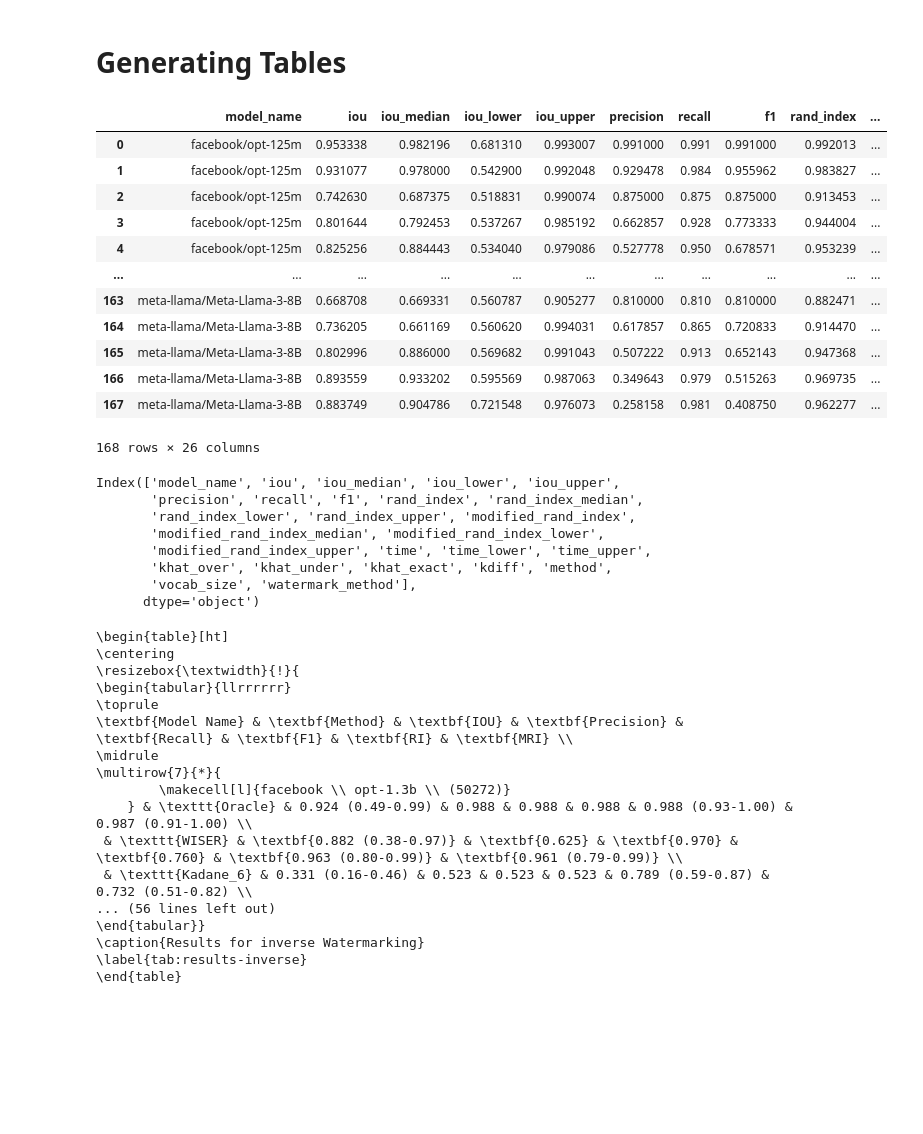
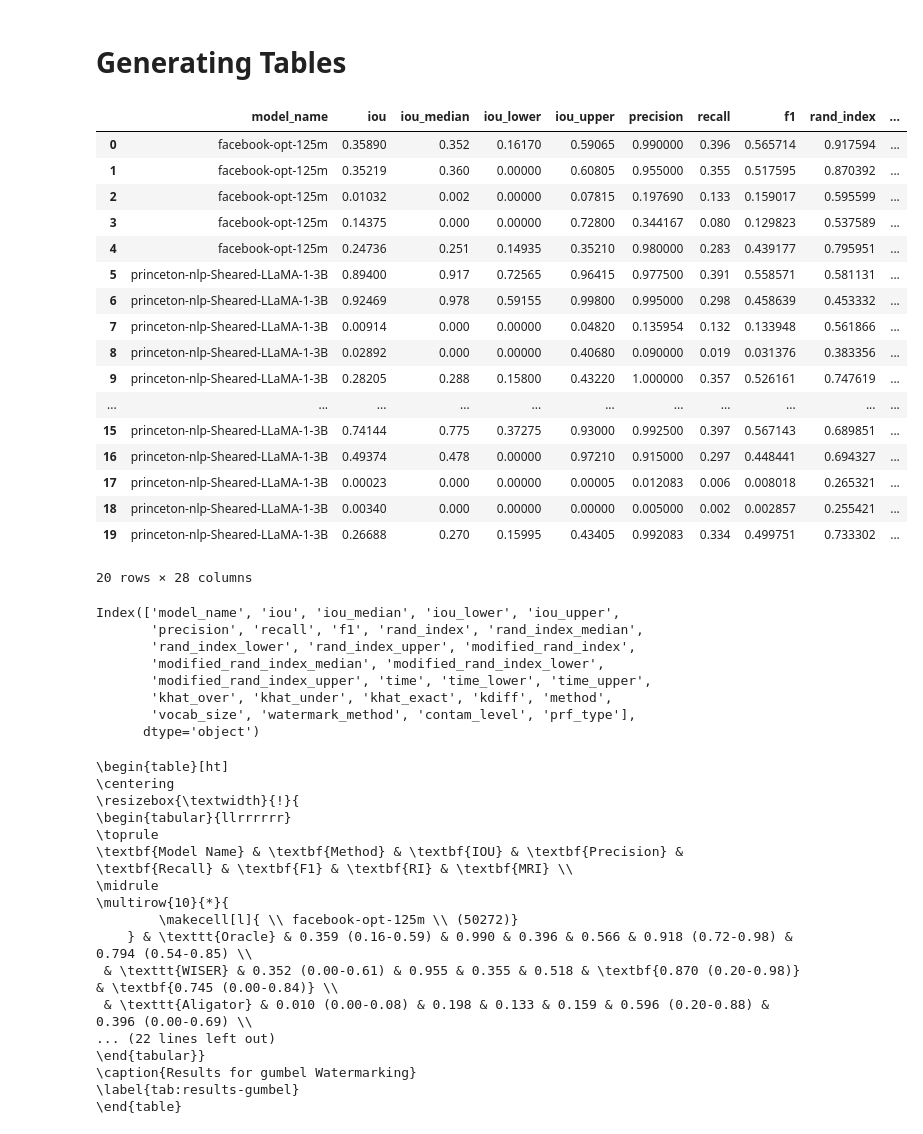
Before and after one commit to subroy13/WISER, a Jupyter notebook: scripts/paper_plots.ipynb, the cells around one changed output. Cells and saved outputs as stored; diff of their text form; code cells hidden in the pictures; blank space fills up the shorter version.

Commit message:
feat: addded robust edit related results and updated docs

```diff
--- a/scripts/paper_plots.ipynb
+++ b/scripts/paper_plots.ipynb
@@ -879,23 +879,28 @@ def generate_latex_table(df, metrics=None, digits=3, bold_best=True, watermarkin
 # %%
 # read the detection files
 # df = pd.read_csv(os.path.join("..", "data", "n1000_detections.csv"))
-# df = pd.read_csv(os.path.join("..", "data", "human_edit_experiments.csv"))
-df = pd.read_csv(os.path.join("..", "data", "n2500_detections_kadane.csv"))
+df = pd.read_csv(os.path.join("..", "data", "human_edit_experiments.csv"))
+# df = pd.read_csv(os.path.join("..", "data", "n2500_detections_kadane.csv"))
 df
 # %% [output]
 |  | model_name | iou | iou_median | iou_lower | iou_upper | precision | recall | f1 | rand_index | ... |
-| 0 | facebook/opt-125m | 0.953338 | 0.982196 | 0.681310 | 0.993007 | 0.991000 | 0.991 | 0.991000 | 0.992013 | ... |
-| 1 | facebook/opt-125m | 0.931077 | 0.978000 | 0.542900 | 0.992048 | 0.929478 | 0.984 | 0.955962 | 0.983827 | ... |
-| 2 | facebook/opt-125m | 0.742630 | 0.687375 | 0.518831 | 0.990074 | 0.875000 | 0.875 | 0.875000 | 0.913453 | ... |
-| 3 | facebook/opt-125m | 0.801644 | 0.792453 | 0.537267 | 0.985192 | 0.662857 | 0.928 | 0.773333 | 0.944004 | ... |
-| 4 | facebook/opt-125m | 0.825256 | 0.884443 | 0.534040 | 0.979086 | 0.527778 | 0.950 | 0.678571 | 0.953239 | ... |
+| 0 | facebook-opt-125m | 0.35890 | 0.352 | 0.16170 | 0.59065 | 0.990000 | 0.396 | 0.565714 | 0.917594 | ... |
+| 1 | facebook-opt-125m | 0.35219 | 0.360 | 0.00000 | 0.60805 | 0.955000 | 0.355 | 0.517595 | 0.870392 | ... |
+| 2 | facebook-opt-125m | 0.01032 | 0.002 | 0.00000 | 0.07815 | 0.197690 | 0.133 | 0.159017 | 0.595599 | ... |
+| 3 | facebook-opt-125m | 0.14375 | 0.000 | 0.00000 | 0.72800 | 0.344167 | 0.080 | 0.129823 | 0.537589 | ... |
+| 4 | facebook-opt-125m | 0.24736 | 0.251 | 0.14935 | 0.35210 | 0.980000 | 0.283 | 0.439177 | 0.795951 | ... |
+| 5 | princeton-nlp-Sheared-LLaMA-1-3B | 0.89400 | 0.917 | 0.72565 | 0.96415 | 0.977500 | 0.391 | 0.558571 | 0.581131 | ... |
+| 6 | princeton-nlp-Sheared-LLaMA-1-3B | 0.92469 | 0.978 | 0.59155 | 0.99800 | 0.995000 | 0.298 | 0.458639 | 0.453332 | ... |
+| 7 | princeton-nlp-Sheared-LLaMA-1-3B | 0.00914 | 0.000 | 0.00000 | 0.04820 | 0.135954 | 0.132 | 0.133948 | 0.561866 | ... |
+| 8 | princeton-nlp-Sheared-LLaMA-1-3B | 0.02892 | 0.000 | 0.00000 | 0.40680 | 0.090000 | 0.019 | 0.031376 | 0.383356 | ... |
+| 9 | princeton-nlp-Sheared-LLaMA-1-3B | 0.28205 | 0.288 | 0.15800 | 0.43220 | 1.000000 | 0.357 | 0.526161 | 0.747619 | ... |
 | ... | ... | ... | ... | ... | ... | ... | ... | ... | ... | ... |
-| 163 | meta-llama/Meta-Llama-3-8B | 0.668708 | 0.669331 | 0.560787 | 0.905277 | 0.810000 | 0.810 | 0.810000 | 0.882471 | ... |
-| 164 | meta-llama/Meta-Llama-3-8B | 0.736205 | 0.661169 | 0.560620 | 0.994031 | 0.617857 | 0.865 | 0.720833 | 0.914470 | ... |
-| 165 | meta-llama/Meta-Llama-3-8B | 0.802996 | 0.886000 | 0.569682 | 0.991043 | 0.507222 | 0.913 | 0.652143 | 0.947368 | ... |
-| 166 | meta-llama/Meta-Llama-3-8B | 0.893559 | 0.933202 | 0.595569 | 0.987063 | 0.349643 | 0.979 | 0.515263 | 0.969735 | ... |
-| 167 | meta-llama/Meta-Llama-3-8B | 0.883749 | 0.904786 | 0.721548 | 0.976073 | 0.258158 | 0.981 | 0.408750 | 0.962277 | ... |
+| 15 | princeton-nlp-Sheared-LLaMA-1-3B | 0.74144 | 0.775 | 0.37275 | 0.93000 | 0.992500 | 0.397 | 0.567143 | 0.689851 | ... |
+| 16 | princeton-nlp-Sheared-LLaMA-1-3B | 0.49374 | 0.478 | 0.00000 | 0.97210 | 0.915000 | 0.297 | 0.448441 | 0.694327 | ... |
+| 17 | princeton-nlp-Sheared-LLaMA-1-3B | 0.00023 | 0.000 | 0.00000 | 0.00005 | 0.012083 | 0.006 | 0.008018 | 0.265321 | ... |
+| 18 | princeton-nlp-Sheared-LLaMA-1-3B | 0.00340 | 0.000 | 0.00000 | 0.00000 | 0.005000 | 0.002 | 0.002857 | 0.255421 | ... |
+| 19 | princeton-nlp-Sheared-LLaMA-1-3B | 0.26688 | 0.270 | 0.15995 | 0.43405 | 0.992083 | 0.334 | 0.499751 | 0.733302 | ... |
-168 rows × 26 columns
+20 rows × 28 columns
 # %%
 df.columns
 # %% [output]
@@ -905,12 +910,12 @@ Index(['model_name', 'iou', 'iou_median', 'iou_lower', 'iou_upper',
        'modified_rand_index_median', 'modified_rand_index_lower',
        'modified_rand_index_upper', 'time', 'time_lower', 'time_upper',
        'khat_over', 'khat_under', 'khat_exact', 'kdiff', 'method',
-       'vocab_size', 'watermark_method'],
+       'vocab_size', 'watermark_method', 'contam_level', 'prf_type'],
       dtype='object')
 # %%
 # filter for Gumbel watermarking
-# watermarking_method = "gumbel"
-watermarking_method = "inverse"
+watermarking_method = "gumbel"
+# watermarking_method = "inverse"
 # watermarking_method = "redgreen"
 # watermarking_method = "pf"
 
@@ -924,13 +929,13 @@ print(generate_latex_table(subdf, watermarking_method=watermarking_method))
 \toprule
 \textbf{Model Name} & \textbf{Method} & \textbf{IOU} & \textbf{Precision} & \textbf{Recall} & \textbf{F1} & \textbf{RI} & \textbf{MRI} \\
 \midrule
-\multirow{7}{*}{
-        \makecell[l]{facebook \\ opt-1.3b \\ (50272)}
-    } & \texttt{Oracle} & 0.924 (0.49-0.99) & 0.988 & 0.988 & 0.988 & 0.988 (0.93-1.00) & 0.987 (0.91-1.00) \\
- & \texttt{WISER} & \textbf{0.882 (0.38-0.97)} & \textbf{0.625} & \textbf{0.970} & \textbf{0.760} & \textbf{0.963 (0.80-0.99)} & \textbf{0.961 (0.79-0.99)} \\
- & \texttt{Kadane_6} & 0.331 (0.16-0.46) & 0.523 & 0.523 & 0.523 & 0.789 (0.59-0.87) & 0.732 (0.51-0.82) \\
-... (56 lines left out)
+\multirow{10}{*}{
+        \makecell[l]{ \\ facebook-opt-125m \\ (50272)}
+    } & \texttt{Oracle} & 0.359 (0.16-0.59) & 0.990 & 0.396 & 0.566 & 0.918 (0.72-0.98) & 0.794 (0.54-0.85) \\
+ & \texttt{WISER} & 0.352 (0.00-0.61) & 0.955 & 0.355 & 0.518 & \textbf{0.870 (0.20-0.98)} & \textbf{0.745 (0.00-0.84)} \\
+ & \texttt{Aligator} & 0.010 (0.00-0.08) & 0.198 & 0.133 & 0.159 & 0.596 (0.20-0.88) & 0.396 (0.00-0.69) \\
+... (22 lines left out)
 \end{tabular}}
-\caption{Results for inverse Watermarking}
-\label{tab:results-inverse}
+\caption{Results for gumbel Watermarking}
+\label{tab:results-gumbel}
 \end{table}
```
Also changed, not shown: parts of 2 cells of this notebook, 18 other files.
